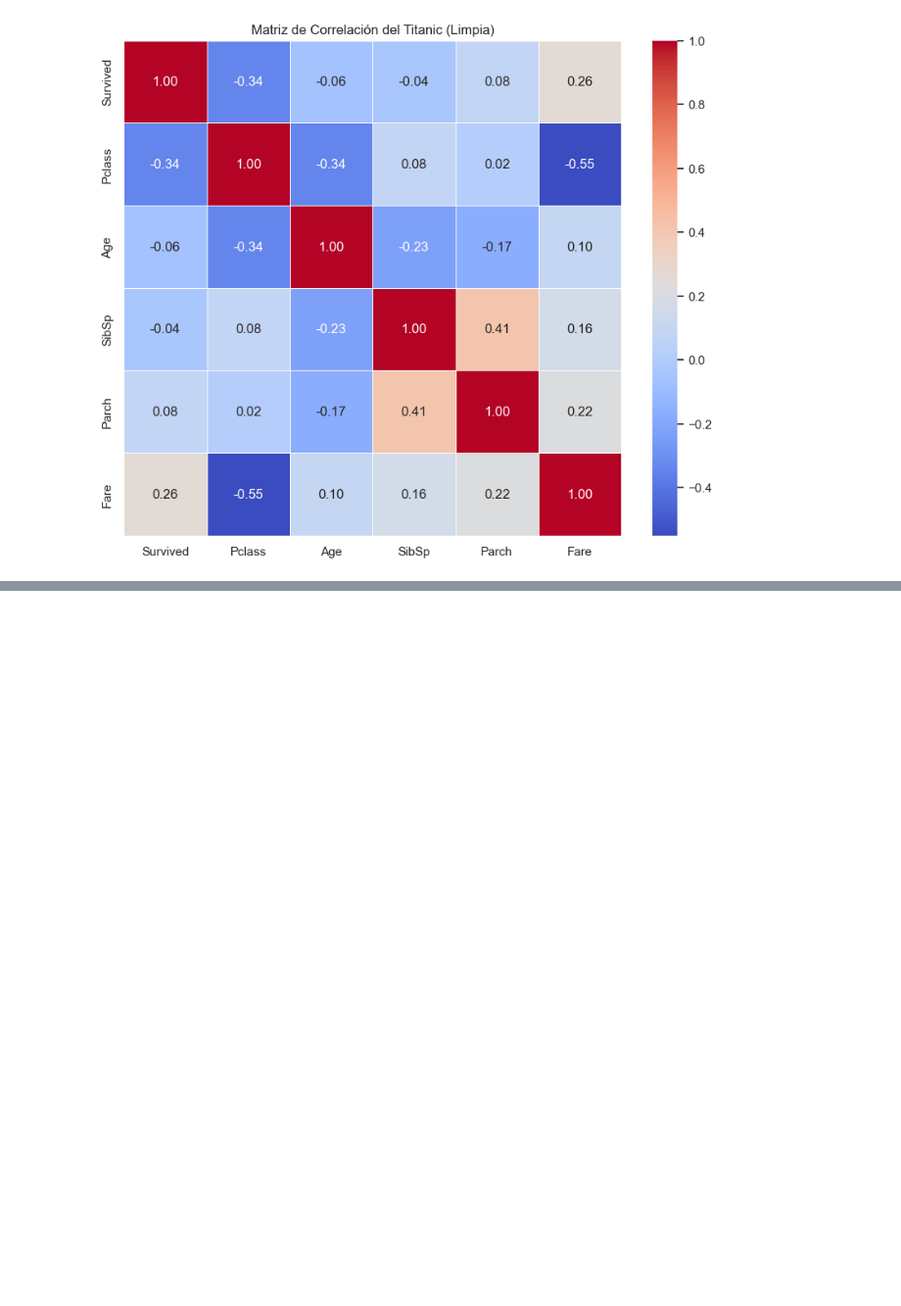
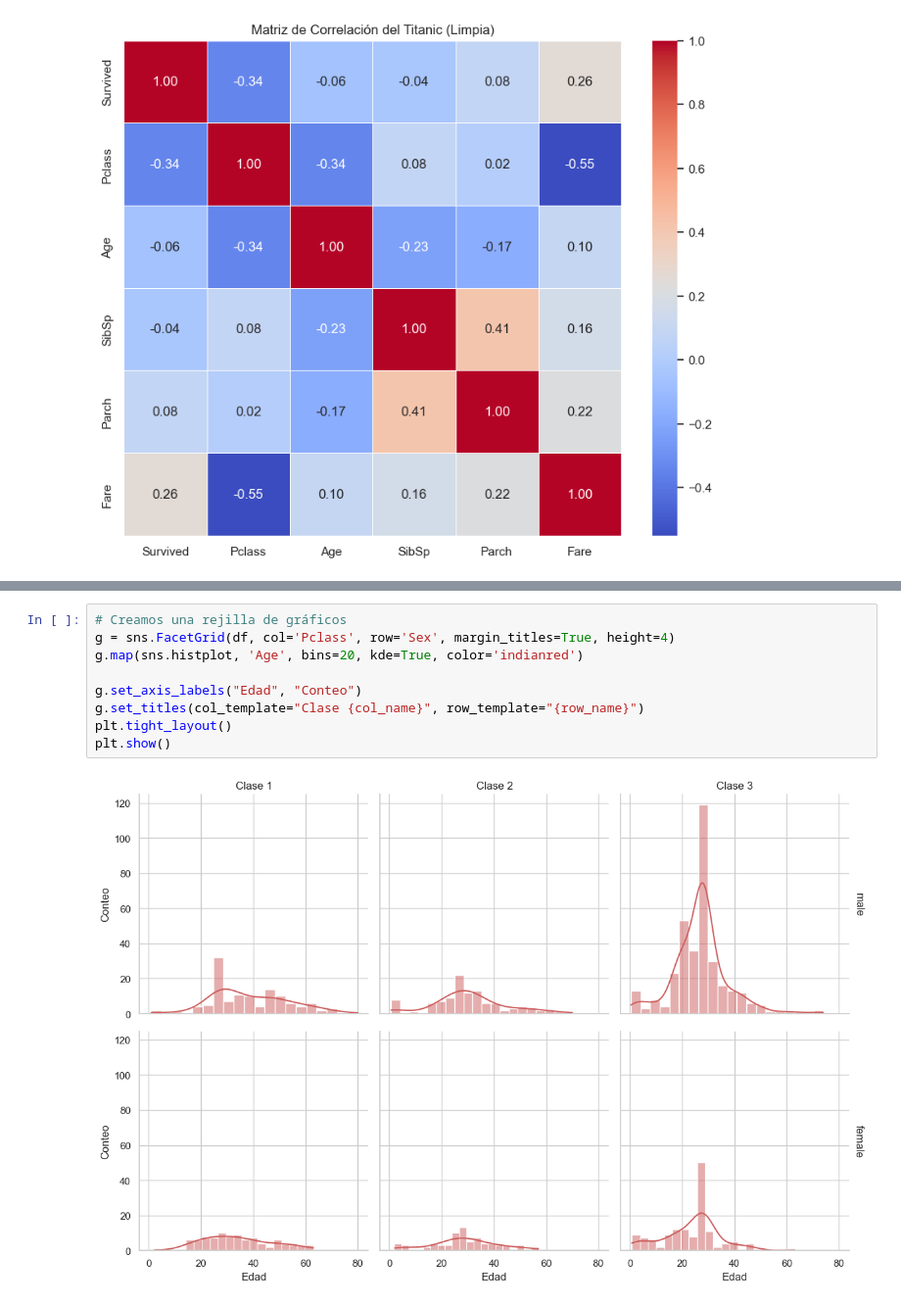
Before and after one commit to chema74/IA_Especialista, a Jupyter notebook: notebooks/mes_01_datos/S1_titanic_eda.ipynb, the cells around one changed output, grey strips where cells are left out. Shown at 98% size. Saved outputs shown, nothing was run; the diff lists cells and outputs as text; blank space fills up the shorter version.

```diff
--- a/notebooks/mes_01_datos/S1_titanic_eda.ipynb
+++ b/notebooks/mes_01_datos/S1_titanic_eda.ipynb
@@ -161,0 +201,11 @@ plt.show()
+# %%
+# Creamos una rejilla de gráficos
+g = sns.FacetGrid(df, col='Pclass', row='Sex', margin_titles=True, height=4)
+g.map(sns.histplot, 'Age', bins=20, kde=True, color='indianred')
+
+g.set_axis_labels("Edad", "Conteo")
+g.set_titles(col_template="Clase {col_name}", row_template="{row_name}")
+plt.tight_layout()
+plt.show()
+# %% [output]
+[figure, added]
```
Also changed, not shown: parts of 5 cells of this notebook.
